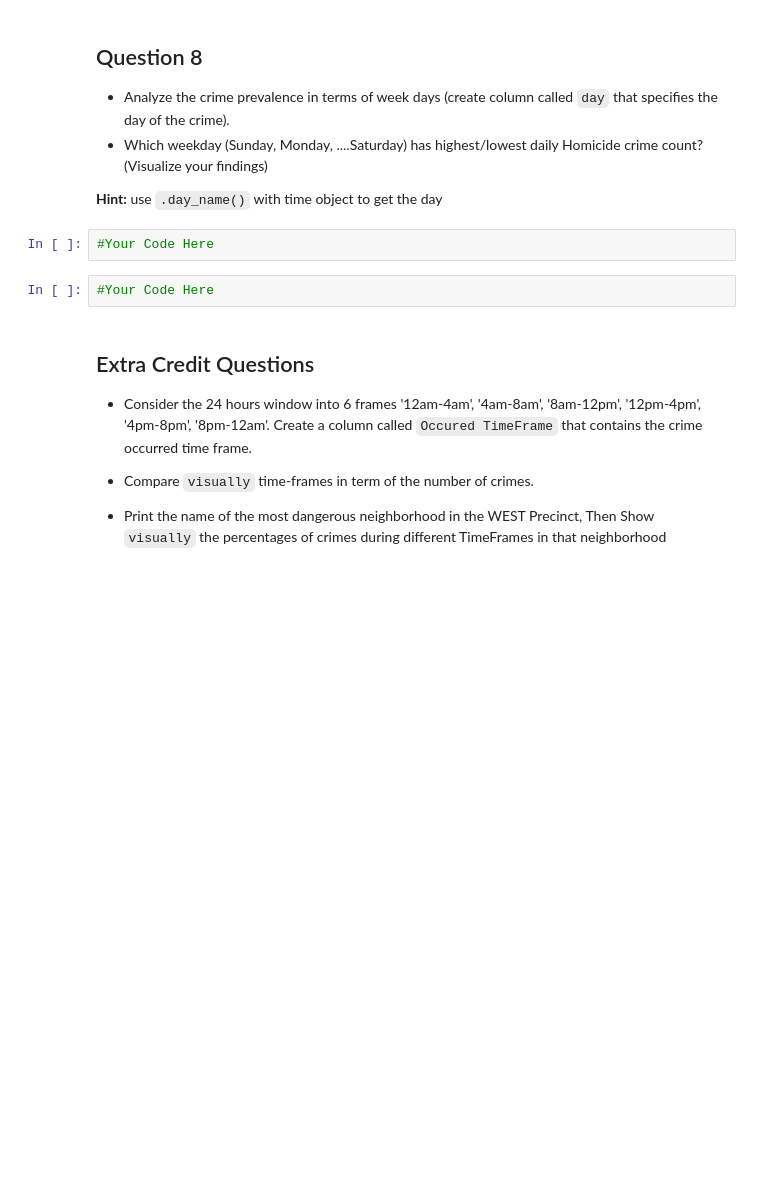
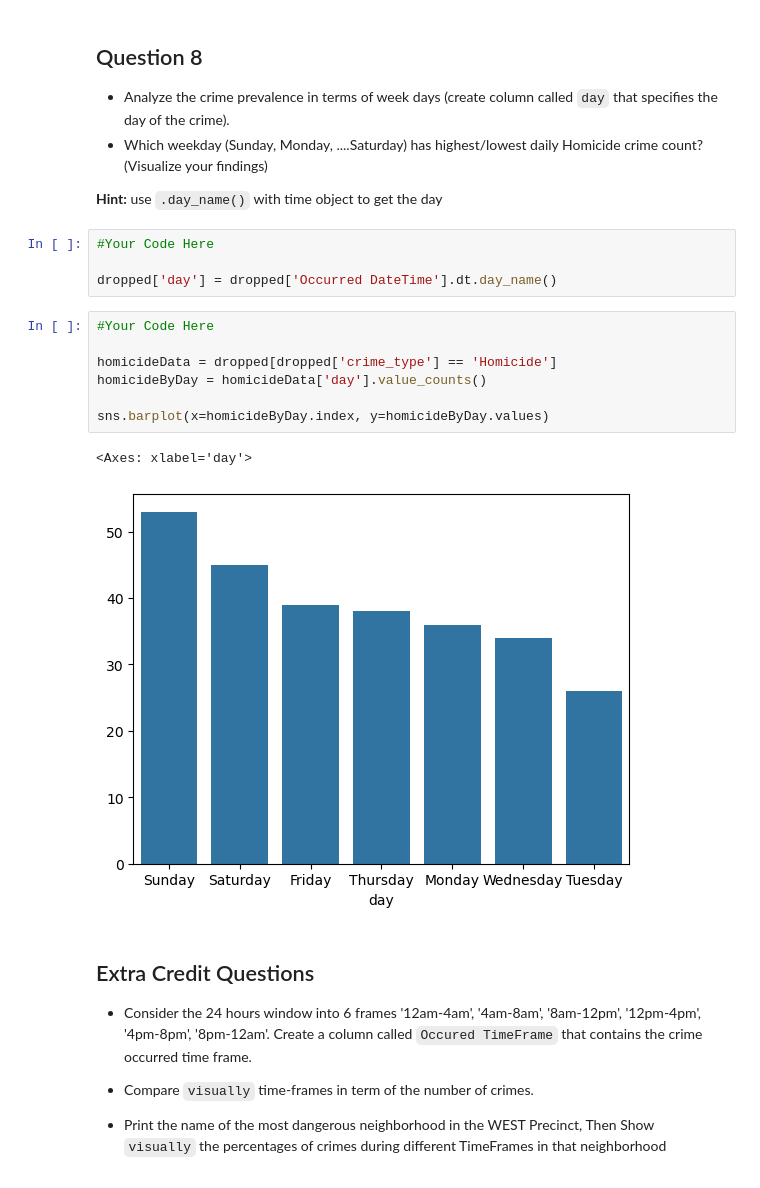
Before and after one commit to gkbichara/Programming-Tools, a Jupyter notebook: Assignment5/Assignment05.ipynb, the cells around one changed output. Saved outputs shown, nothing was run; the diff lists cells and outputs as text; blank space fills up the shorter version.

```diff
--- a/Assignment5/Assignment05.ipynb
+++ b/Assignment5/Assignment05.ipynb
@@ -200,8 +239,18 @@ sns.barplot(x = grouped.index, y = grouped.values)
 **Hint:** use `.day_name()` with time object to get the day
 # %%
 #Your Code Here
+
+dropped['day'] = dropped['Occurred DateTime'].dt.day_name()
-# %%
-#Your Code Here
+# %%
+#Your Code Here
+
+homicideData = dropped[dropped['crime_type'] == 'Homicide']
+homicideByDay = homicideData['day'].value_counts()
+
+sns.barplot(x=homicideByDay.index, y=homicideByDay.values)
+# %% [output]
+<Axes: xlabel='day'>
+[figure, added]
 # %% [markdown]
 ## Extra Credit Questions
 
```
Also changed, not shown: parts of 11 cells of this notebook.
